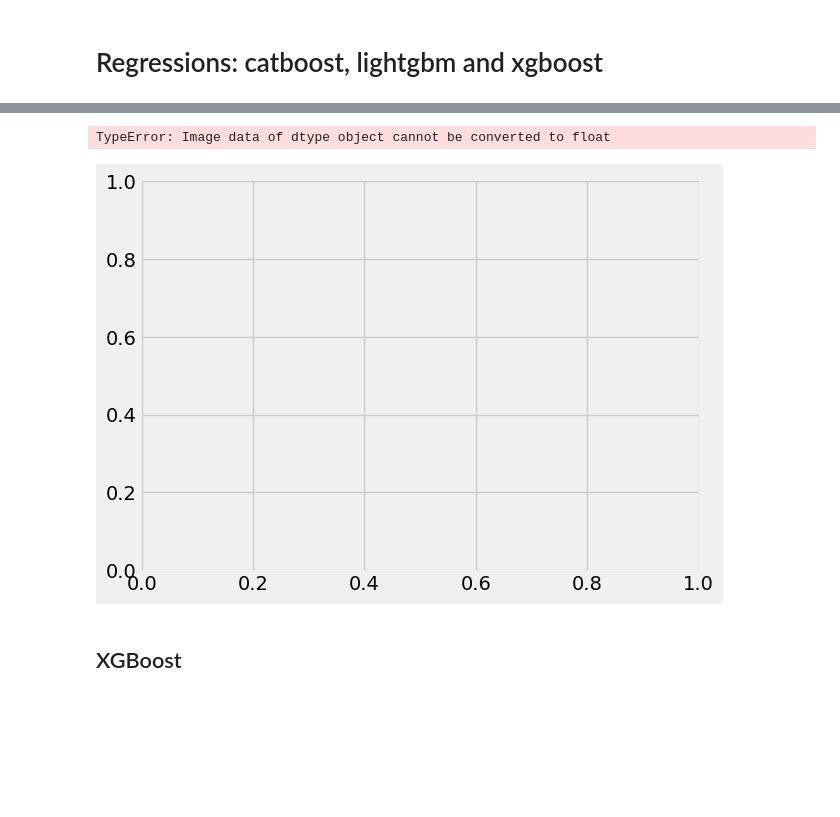
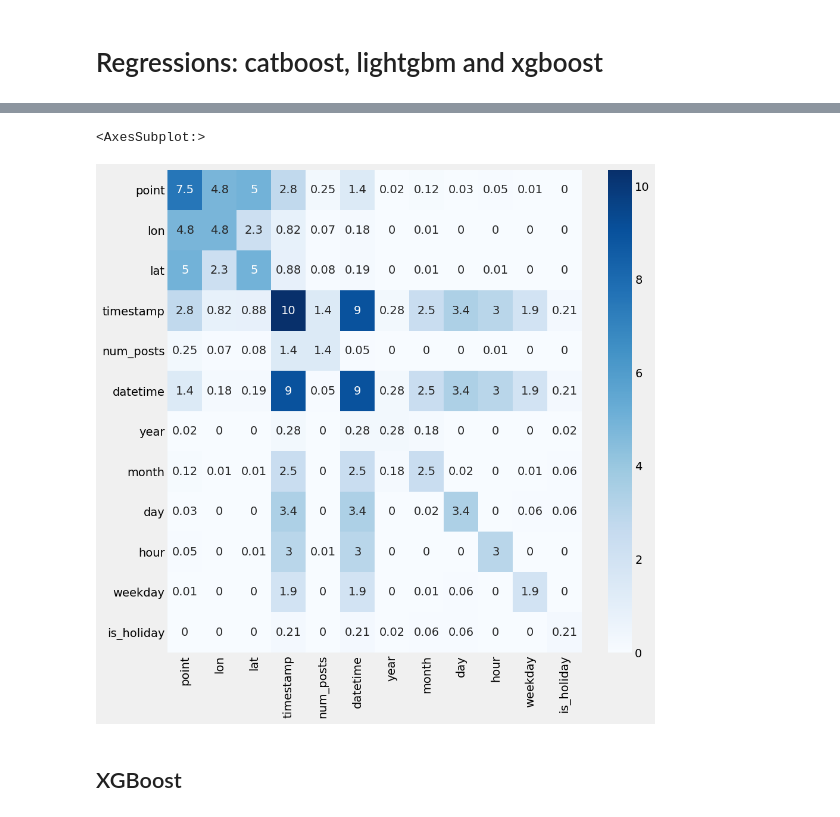
Before and after one commit to jrzkaminski/IndustrialML-ITMO, a Jupyter notebook: Regressors_solutions.ipynb, the cells around one changed output, grey strips where cells are left out. Saved outputs shown, nothing was run; the diff lists cells and outputs as text; code cells hidden in the pictures; blank space fills up the shorter version.

Commit message:
MI score

```diff
--- a/Regressors_solutions.ipynb
+++ b/Regressors_solutions.ipynb
@@ -169,9 +169,10 @@ def mutual_info_matrix(data):
     mi_matrix = pd.DataFrame(index=data.columns, columns=data.columns)
     for i in data.columns:
         for j in data.columns:
-            mi_matrix.loc[i, j] = mutual_info_score(data[i], data[j])
+            mi_matrix.loc[i, j] = round(float(mutual_info_score(data[i], data[j])), 2)
     return mi_matrix
 
 mi_train = mutual_info_matrix(data_train)
 
-mi_train
+# convert all columns to float
+mi_train = mi_train.astype(float)
@@ -192,8 +179,9 @@ mi_train
 # %%
-sns.heatmap(mi_train, annot=True, fmt='.2f', cmap='Blues')
+fig, ax = plt.subplots(figsize=(10,10))
+sns.heatmap(mi_train, annot=True, cmap='Blues')
 # %% [output]
-TypeError: Image data of dtype object cannot be converted to float
+<AxesSubplot:>
-[figure, old version]
+[figure, new version]
 # %% [markdown]
 ## XGBoost
 # %%
```
Also changed, not shown: parts of 1 cell of this notebook.
